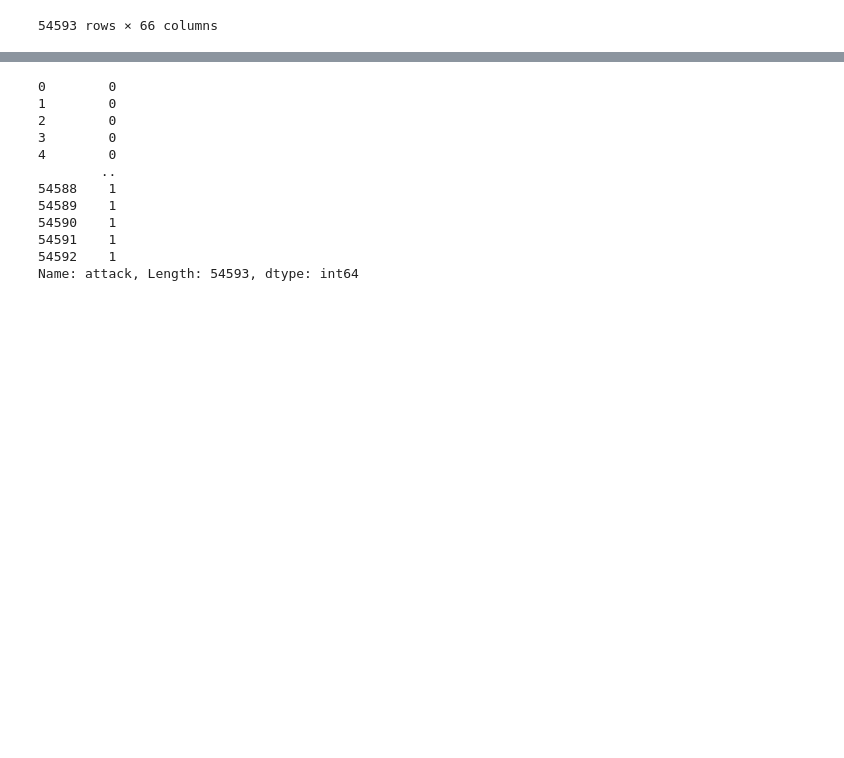
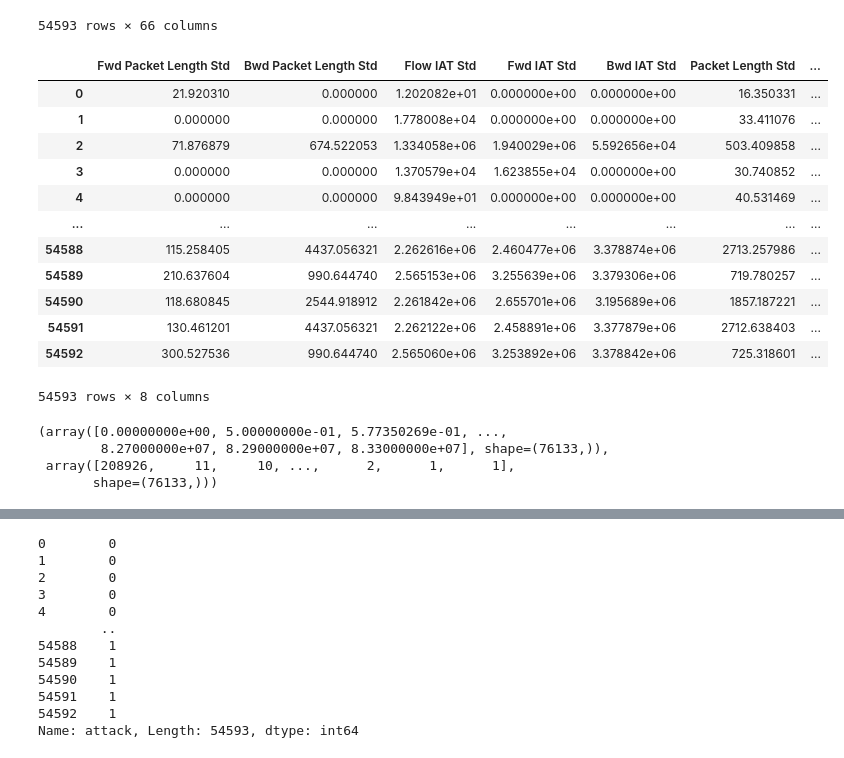
Before and after one commit to josediaz99/IntrusionDetectionSystem, a Jupyter notebook: ETL.ipynb, the cells around one changed output, grey strips where cells are left out. Cells and saved outputs as stored; diff of their text form; code cells hidden in the pictures; blank space fills up the shorter version.

```diff
--- a/ETL.ipynb
+++ b/ETL.ipynb
@@ -104,8 +104,6 @@ Length: 79, dtype: int64
 
 #using sns pairplot we can visualize data corelation and decide what to
 # %%
-#we will pass in our stored complete data to a pandas dataframe
-data = pd.read_csv('completeData.csv')
 
 # we also want to make clear what our labels are so we will assign attack as the new name
 data = data.rename(columns={" Label": "attack"})
@@ -248,3 +246,28 @@ x
 | 54591 | 80 | 11509095 | 8 | 5 | 369 | ... |
 | 54592 | 80 | 11512230 | 5 | 5 | 672 | ... |
 54593 rows × 66 columns
+# %%
+col_std_data = filtered_data.loc[:,filtered_data.columns.str.contains("Std")]
+
+col_std_data
+# %% [output]
+|  | Fwd Packet Length Std | Bwd Packet Length Std | Flow IAT Std | Fwd IAT Std | Bwd IAT Std | Packet Length Std | ... |
+| 0 | 21.920310 | 0.000000 | 1.202082e+01 | 0.000000e+00 | 0.000000e+00 | 16.350331 | ... |
+| 1 | 0.000000 | 0.000000 | 1.778008e+04 | 0.000000e+00 | 0.000000e+00 | 33.411076 | ... |
+| 2 | 71.876879 | 674.522053 | 1.334058e+06 | 1.940029e+06 | 5.592656e+04 | 503.409858 | ... |
+| 3 | 0.000000 | 0.000000 | 1.370579e+04 | 1.623855e+04 | 0.000000e+00 | 30.740852 | ... |
+| 4 | 0.000000 | 0.000000 | 9.843949e+01 | 0.000000e+00 | 0.000000e+00 | 40.531469 | ... |
+| ... | ... | ... | ... | ... | ... | ... | ... |
+| 54588 | 115.258405 | 4437.056321 | 2.262616e+06 | 2.460477e+06 | 3.378874e+06 | 2713.257986 | ... |
+| 54589 | 210.637604 | 990.644740 | 2.565153e+06 | 3.255639e+06 | 3.379306e+06 | 719.780257 | ... |
+| 54590 | 118.680845 | 2544.918912 | 2.261842e+06 | 2.655701e+06 | 3.195689e+06 | 1857.187221 | ... |
+| 54591 | 130.461201 | 4437.056321 | 2.262122e+06 | 2.458891e+06 | 3.377879e+06 | 2712.638403 | ... |
+| 54592 | 300.527536 | 990.644740 | 2.565060e+06 | 3.253892e+06 | 3.378842e+06 | 725.318601 | ... |
+54593 rows × 8 columns
+# %%
+np.unique(col_std_data,return_counts=True)
+# %% [output]
+(array([0.00000000e+00, 5.00000000e-01, 5.77350269e-01, ...,
+        8.27000000e+07, 8.29000000e+07, 8.33000000e+07], shape=(76133,)),
+ array([208926,     11,     10, ...,      2,      1,      1],
+       shape=(76133,)))
```
Also changed, not shown: parts of 9 cells of this notebook, 1 other file.
